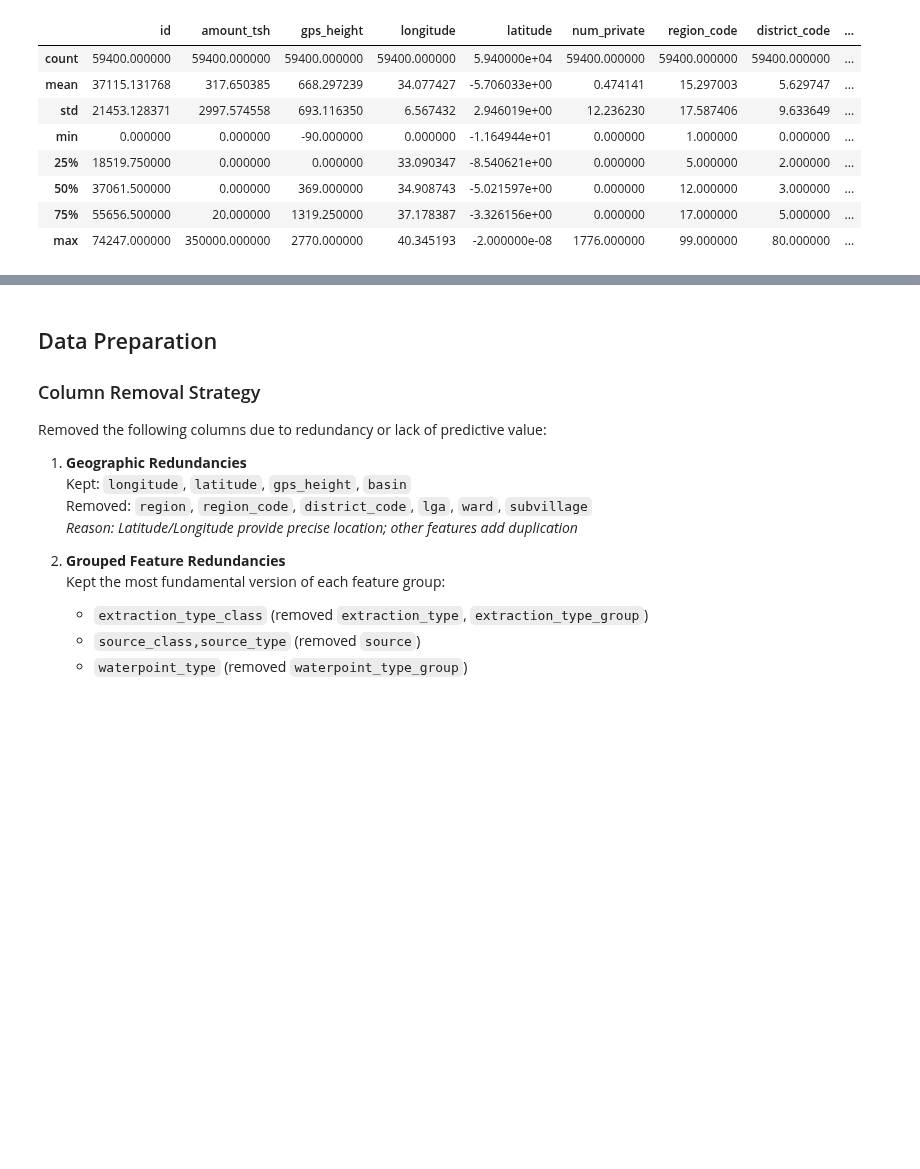
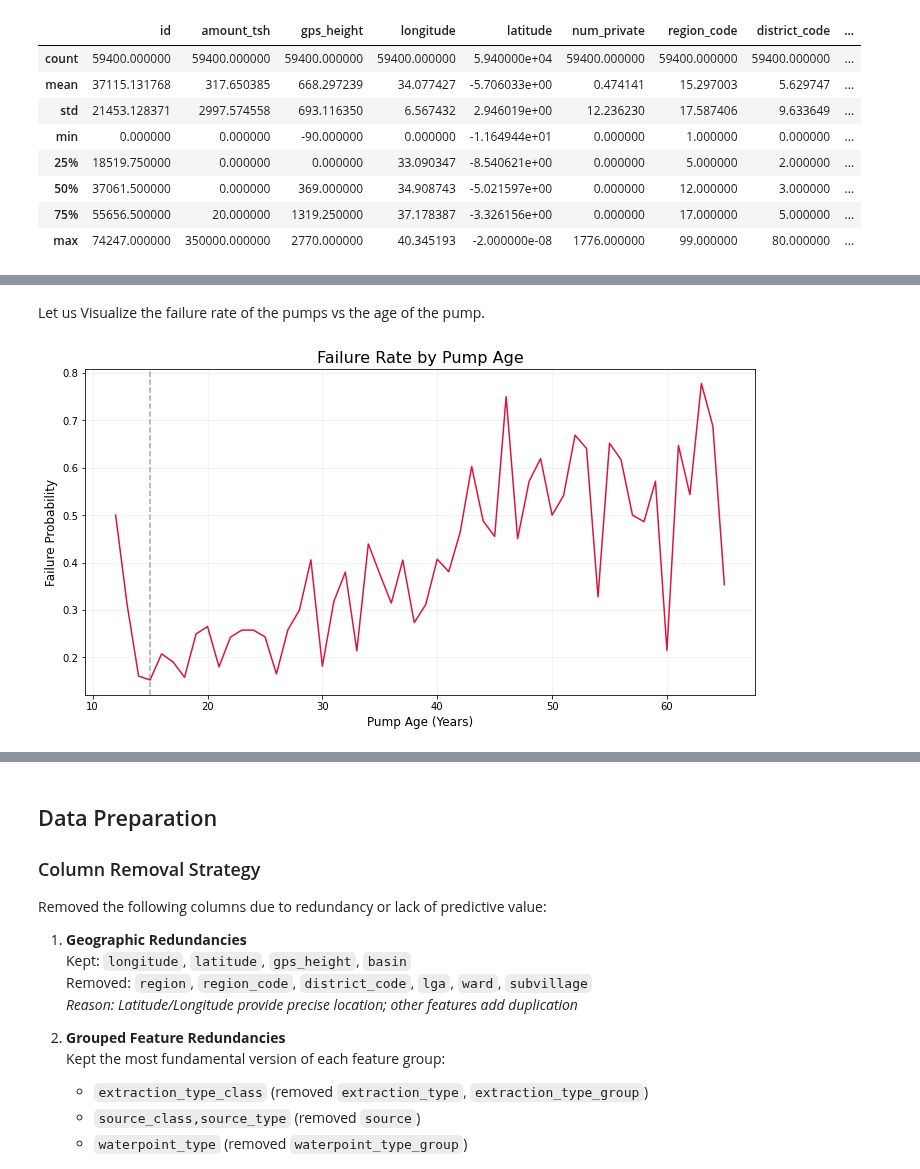
Before and after one commit to FrancisNdirangu/Pump_it_up_Dataset, a Jupyter notebook: notebook.ipynb, the cells around one changed output, grey strips where cells are left out. Saved outputs shown, nothing was run; the diff lists cells and outputs as text; code cells hidden in the pictures; blank space fills up the shorter version.

Commit message:
added some visualizations before the data preparation

```diff
--- a/notebook.ipynb
+++ b/notebook.ipynb
@@ -135,3 +135,8 @@ df.describe()
 | 50% | 37061.500000 | 0.000000 | 369.000000 | 34.908743 | -5.021597e+00 | 0.000000 | 12.000000 | 3.000000 | ... |
 | 75% | 55656.500000 | 20.000000 | 1319.250000 | 37.178387 | -3.326156e+00 | 0.000000 | 17.000000 | 5.000000 | ... |
 | max | 74247.000000 | 350000.000000 | 2770.000000 | 40.345193 | -2.000000e-08 | 1776.000000 | 99.000000 | 80.000000 | ... |
+# %%
+df1 = pd.merge(train_features,train_labels,on='id')
+df1.drop(axis=1,columns='scheme_name')
+df1.dropna(inplace=True)
+df1.head()
@@ -137,0 +151,20 @@ df.describe()
+# %% [markdown]
+Let us Visualize the failure rate of the pumps vs the age of the pump.
+# %%
+# Create pump age feature
+current_year = 2025
+df1['pump_age'] = current_year - df1['construction_year']
+df1 = df1[df1['pump_age'] <= 300]
+
+plt.figure(figsize=(12,6))
+sns.lineplot(x='pump_age', y='failure',
+             data=df1.assign(failure=(df1['status_group']=='non functional').astype(int)),
+             ci=None, color='crimson', estimator='mean')
+plt.title('Failure Rate by Pump Age', fontsize=16)
+plt.xlabel('Pump Age (Years)', fontsize=12)
+plt.ylabel('Failure Probability', fontsize=12)
+plt.axvline(x=15, color='grey', linestyle='--', alpha=0.7)
+plt.grid(alpha=0.2)
+plt.show()
+# %% [output]
+[figure, added]
```
Also changed, not shown: parts of 10 cells of this notebook.
